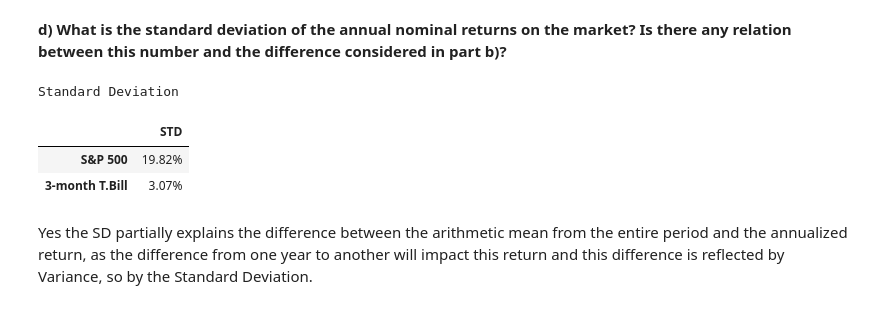
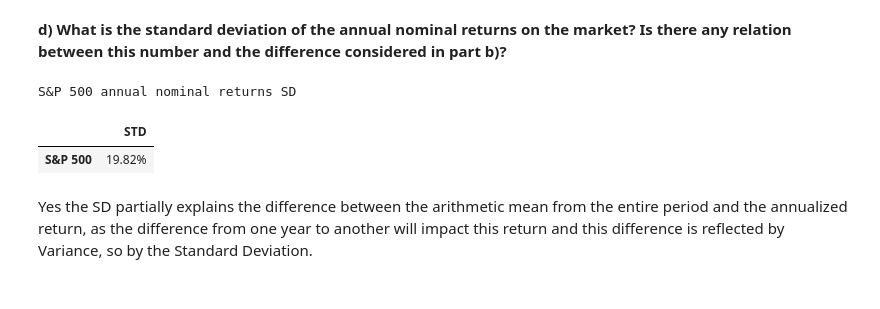
Before and after one commit to PablocFonseca/InvestimentosII, a Jupyter notebook: Project Group 1.ipynb, the cells around one changed output. Drawn from its saved outputs; the diff is of its cells as text; code cells hidden in the pictures.

```diff
--- a/Project Group 1.ipynb
+++ b/Project Group 1.ipynb
@@ -23,6 +66,7 @@ Compute the unbiased estimate of the expected annual nominal return on the marke
 # %%
 data = pd.read_html('http://pages.stern.nyu.edu/~adamodar/New_Home_Page/datafile/histretSP.html', header=1)[0].iloc[:88,:3].set_index('Year')
 data = data.applymap(lambda s: pd.to_numeric(s.replace('%',''))/100)
+data['S&P 500 mean'] = data.iloc[:,0].mean()
 data.iplot(title='Annual returns S&P 500 vs T.Bill')
 # %% [output]
 [interactive output not drawn]
@@ -52,13 +94,12 @@ The S&P 500 average from section “a” above is an arithmetic mean from the en
 **d) What is the standard deviation of the annual nominal returns on the market? Is there
 any relation between this number and the difference considered in part b)?**
 # %%
-stdr = data.std()
-stdr.to_frame('STD').style.set_caption('Standard Deviation').format("{0:.2%}".format)
+stdr = data.iloc[:,[0]].std()
+stdr.to_frame('STD').style.set_caption('S&P 500 annual nominal returns SD').format("{0:.2%}".format)
 # %% [output]
-Standard Deviation
+S&P 500 annual nominal returns SD
 |  | STD |
 | S&P 500 | 19.82% |
-| 3-month T.Bill | 3.07% |
 # %% [markdown]
 Yes the SD partially explains the difference between the arithmetic mean from the entire period and the annualized return, as the difference from one year to another will impact this return and this difference is reflected by Variance, so by the Standard Deviation.
 # %% [markdown]
```
Also changed, not shown: parts of 17 cells of this notebook.
